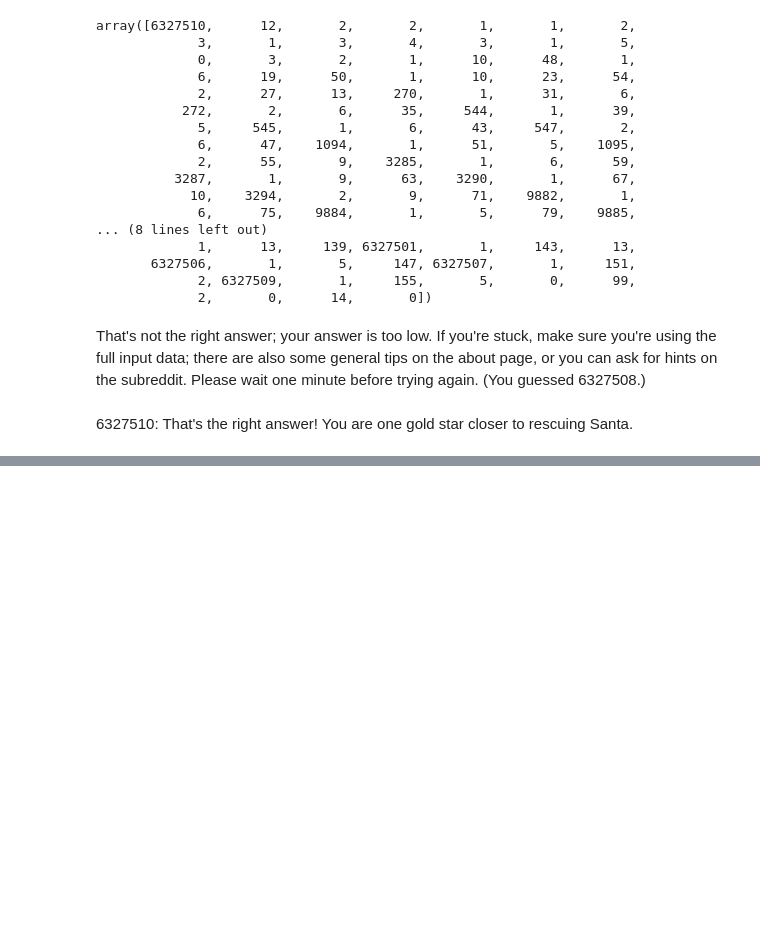
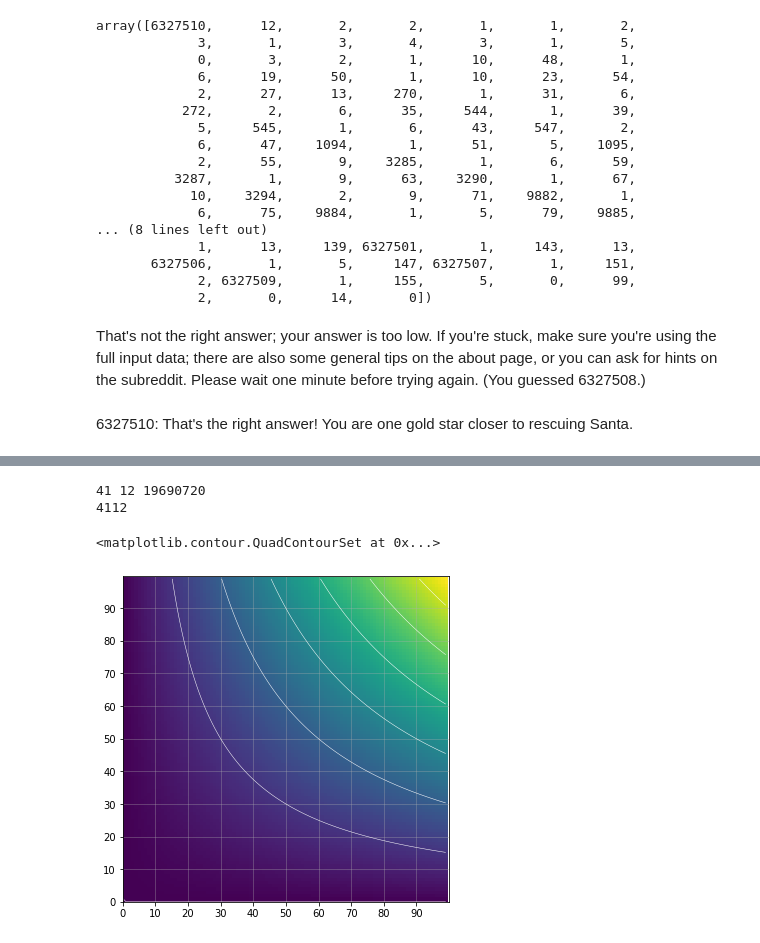
Before and after one commit to Zabamund/misc, a Jupyter notebook: scripts/aoc/Advent_of_code_2019.ipynb, the cells around one changed output, grey strips where cells are left out. Drawn from its saved outputs; the diff is of its cells as text; code cells hidden in the pictures; blank space fills up the shorter version.

```diff
--- a/scripts/aoc/Advent_of_code_2019.ipynb
+++ b/scripts/aoc/Advent_of_code_2019.ipynb
@@ -147,0 +175,35 @@ That's not the right answer; your answer is too low. If you're stuck, make sure
+# %%
+results = {}
+for i in range(100):
+    for j in range(100):
+        data_test = data.copy()
+        data_test[1] = i
+        data_test[2] = j
+        try:
+            result = run_codes(data_test)[0]
+        except IndexError:
+            result = np.nan
+        results[(i,j)] = result
+        if result == target:
+            print(i, j, result)
+            print(100 * i + j)
+            break
+#results
+# %% [output]
+41 12 19690720
+4112
+# %%
+x = np.arange(0,100,1)
+y = np.arange(0,100,1)
+
+fig = plt.figure(figsize=(6,6))
+plt.imshow(x * y.reshape(100,-1))
+plt.xlim(0,100)
+plt.ylim(0,100)
+plt.xticks(np.arange(0,100,10))
+plt.yticks(np.arange(0,100,10))
+plt.grid(alpha=0.4)
+plt.contour(x * y.reshape(100,-1), colors='w', linewidths=0.5)
+# %% [output]
+<matplotlib.contour.QuadContourSet at 0x...>
+[figure, added]
```
Also changed, not shown: parts of 9 cells of this notebook.
